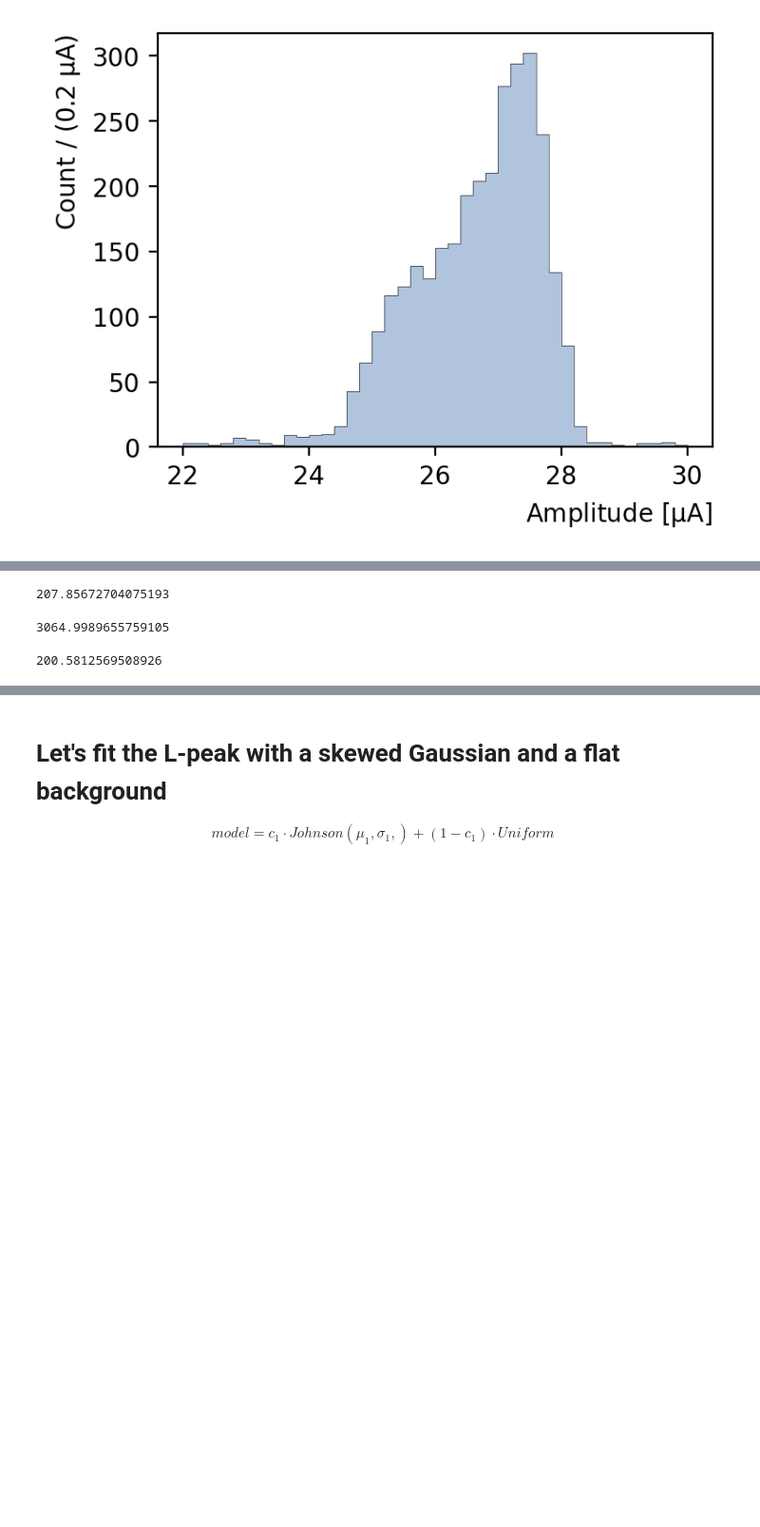
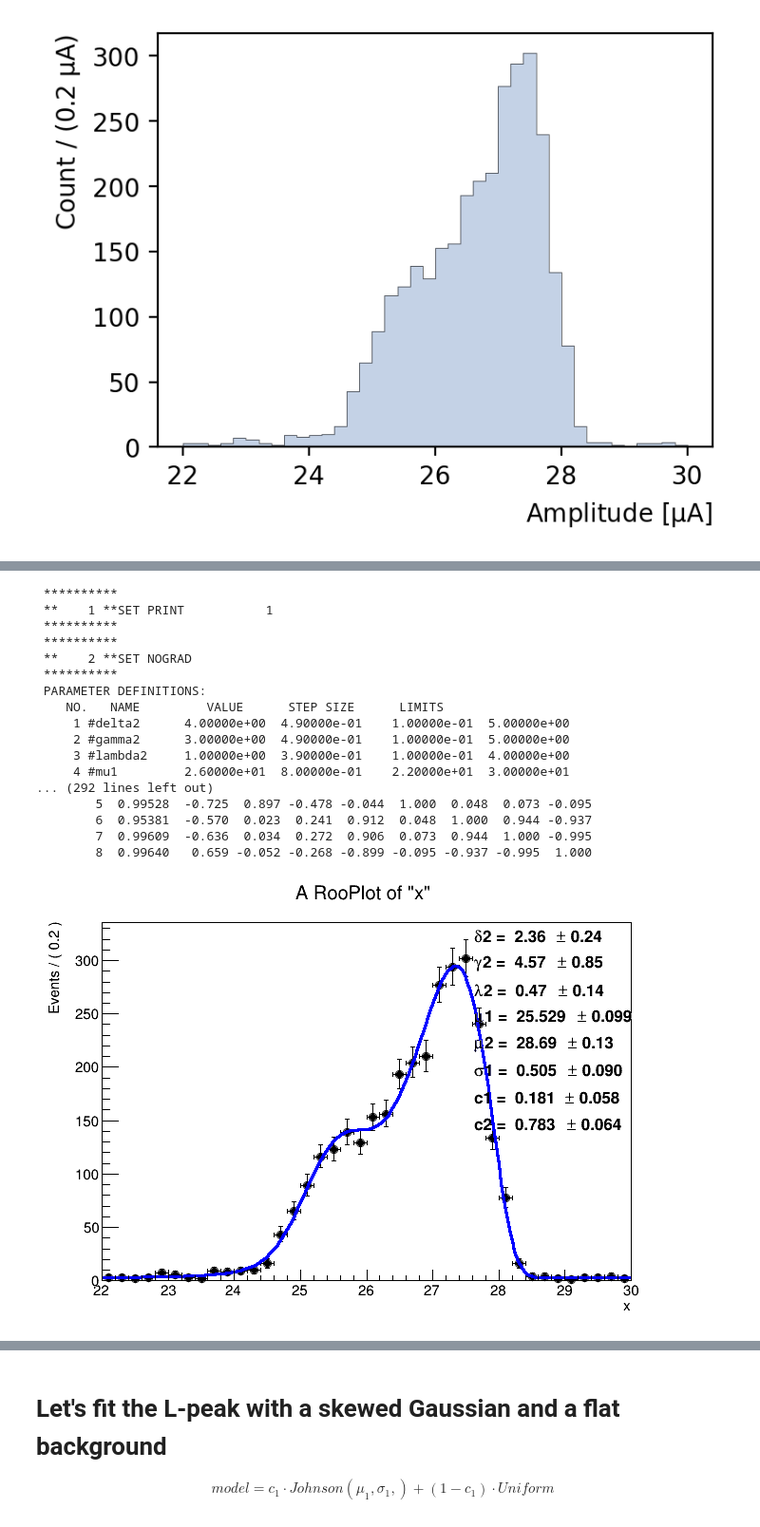
Before and after one commit to perry5334/CDMS, a Jupyter notebook: notebooks/CUTE/Ge71_Lines/Ge71_Activation_Lines_Data.ipynb, the cells around one changed output, grey strips where cells are left out. Shown at 95% size. Saved outputs shown, nothing was run; the diff lists cells and outputs as text; code cells hidden in the pictures; blank space fills up the shorter version.

```diff
--- a/notebooks/CUTE/Ge71_Lines/Ge71_Activation_Lines_Data.ipynb
+++ b/notebooks/CUTE/Ge71_Lines/Ge71_Activation_Lines_Data.ipynb
@@ -331,14 +116,62 @@ for x in bin_centers:
-# %%
-sum_PDF_err = np.sqrt(sum(np.array([i**2 for i in PDF_err])))
-sum_PDF_err
-# %% [output]
-207.85672704075193
-# %%
-PDF_height = np.array([gauss1_gauss2_flat(ctr, c1, c2, mu1, mu2, sigma1, sigma2, xrange)*len(K_peak_data)*np.diff(K_peak_bins)[0] for ctr in bin_centers])
-sum(PDF_height)
-# %% [output]
-3064.9989655759105
-# %%
-np.sqrt((c1 + c2)**2 * 208**2 + 3065**2 * c1_err**2 + 3065**2 * c2_err**2 + 2* c1c2_corr * c1_err * c2_err * 3065**2)
-# %% [output]
-200.5812569508926
+# %%
+counts, bin_edges = np.histogram(K_peak_data, bins=K_peak_bins)
+binWidth = np.diff(K_peak_bins)[0]
+bin_centers = bin_edges[:-1] + binWidth / 2
+counts_err = np.sqrt(counts)
+
+# Observable
+x = ROOT.RooRealVar("x", "x", 22, 30)
+
+# Parameters
+mean_1 = ROOT.RooRealVar("#mu1", "#mu", 26, 22, 30)
+sigma_1 = ROOT.RooRealVar("#sigma1", "#sigma", 1, 0.1, 10)
+# Parameters
+mean_2 = ROOT.RooRealVar("#mu2", "#mu", 27.5, 24, 30)
+lambda_2 = ROOT.RooRealVar("#lambda2", "#lambda", 1, 0.1, 4)
+delta_2 = ROOT.RooRealVar("#delta2", "#delta", 4, 0.1, 5)
+gamma_2 = ROOT.RooRealVar("#gamma2", "#gamma", 3, 0.1, 5)
+
+# Distributions
+g1 = ROOT.RooGaussian("g1", "g1", x, mean_1, sigma_1)
+j2 = ROOT.RooJohnson("j2", "j2", x, mean_2, lambda_2, gamma_2, delta_2)
+flat = ROOT.RooUniform("flat", "flat", x)
+
+# Weight of distributions
+frac1 = ROOT.RooRealVar("c1", "#c", 0.5, 0.0, 1.0)
+frac2 = ROOT.RooRealVar("c2", "#c", 0.2, 0.0, 1.0)
+
+# Convert numpy array into RooFit object
+pdf = ROOT.RooAddPdf("model", "model", ROOT.RooArgList(g1, j2, flat), ROOT.RooArgList(frac1, frac2))
+#
+#data = ROOT.RooDataSet.from_numpy({"x": K_peak_data},[x],name='2_gauss',title='2_gauss')
+data = ROOT.RooDataHist.from_numpy(counts, [x], bins=[K_peak_bins])
+# %%
+nll = pdf.createNLL(data)
+m = ROOT.RooMinimizer(nll)
+m.migrad()
+
+fit_result = m.save()
+
+frame = make_frame(x,data,pdf)
+
+pdf.paramOn(frame)
+make_plot(frame)
+# %% [output]
+ **********
+ **    1 **SET PRINT           1
+ **********
+ **********
+ **    2 **SET NOGRAD
+ **********
+ PARAMETER DEFINITIONS:
+    NO.   NAME         VALUE      STEP SIZE      LIMITS
+     1 #delta2      4.00000e+00  4.90000e-01    1.00000e-01  5.00000e+00
+     2 #gamma2      3.00000e+00  4.90000e-01    1.00000e-01  5.00000e+00
+     3 #lambda2     1.00000e+00  3.90000e-01    1.00000e-01  4.00000e+00
+     4 #mu1         2.60000e+01  8.00000e-01    2.20000e+01  3.00000e+01
+... (292 lines left out)
+        5  0.99528  -0.725  0.897 -0.478 -0.044  1.000  0.048  0.073 -0.095
+        6  0.95381  -0.570  0.023  0.241  0.912  0.048  1.000  0.944 -0.937
+        7  0.99609  -0.636  0.034  0.272  0.906  0.073  0.944  1.000 -0.995
+        8  0.99640   0.659 -0.052 -0.268 -0.899 -0.095 -0.937 -0.995  1.000
+[figure, added]
```
Also changed, not shown: parts of 31 cells of this notebook, 5 other files.
